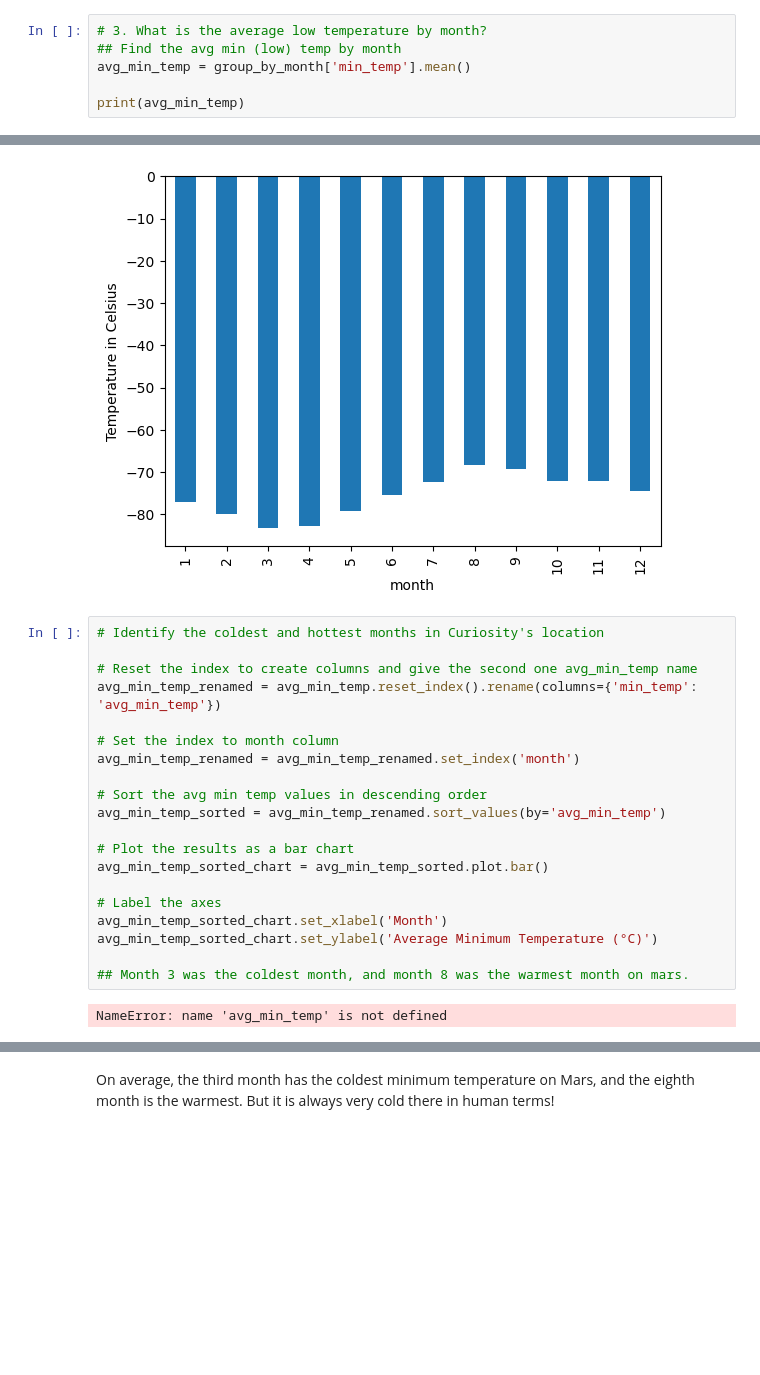
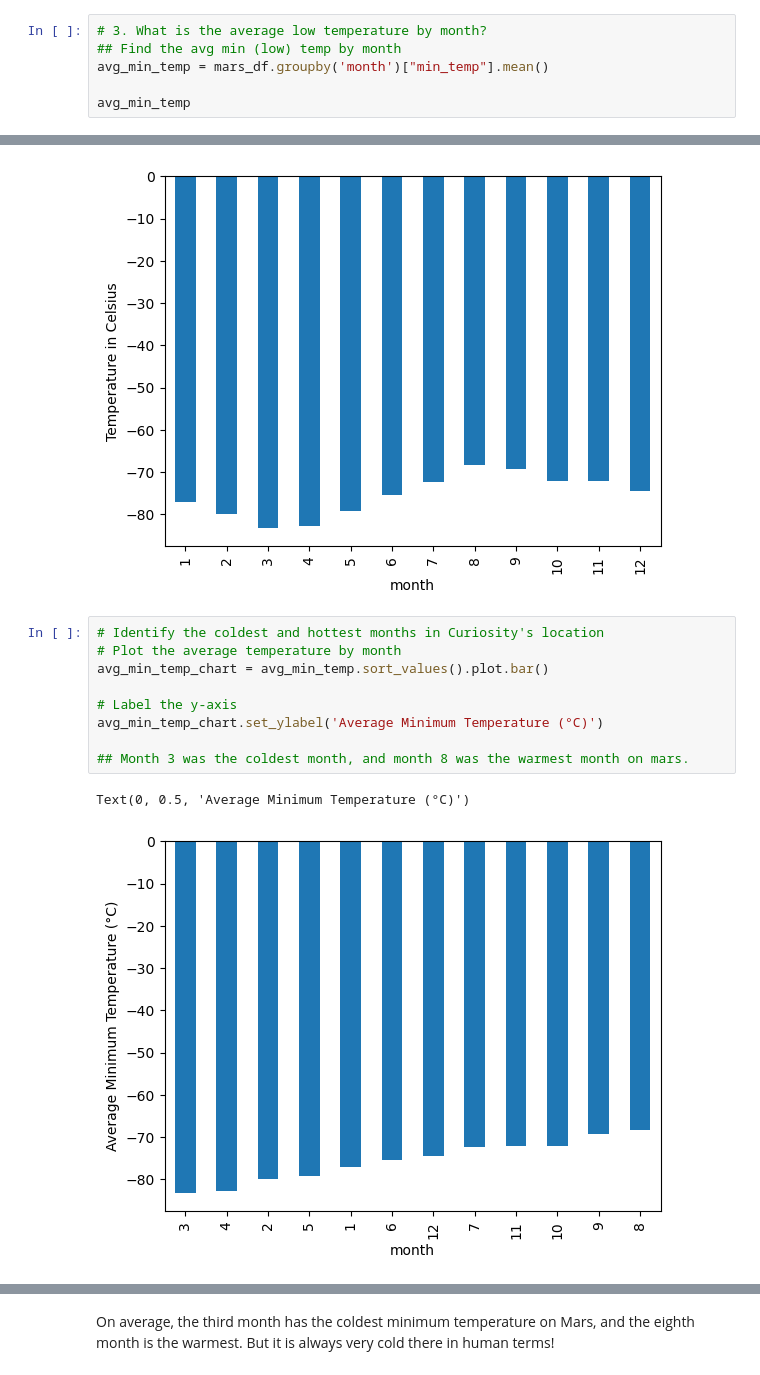
Before and after one commit to chalisal/Mission_to_Mars, a Jupyter notebook: part_2_mars_weather.ipynb, the cells around one changed output, grey strips where cells are left out. Drawn from its saved outputs; the diff is of its cells as text; blank space fills up the shorter version.

```diff
--- a/part_2_mars_weather.ipynb
+++ b/part_2_mars_weather.ipynb
@@ -193,9 +195,9 @@ group_by_date['terrestrial_date'].count()
 # %%
 # 3. What is the average low temperature by month?
 ## Find the avg min (low) temp by month
-avg_min_temp = group_by_month['min_temp'].mean()
+avg_min_temp = mars_df.groupby('month')["min_temp"].mean()
 
-print(avg_min_temp)
+avg_min_temp
 # %% [output]
 month
 1    -77.160920
@@ -221,25 +223,15 @@ avg_min_temp_chart.set_ylabel('Average Minimum Temperature (°C)')
 [figure]
 # %%
 # Identify the coldest and hottest months in Curiosity's location
+# Plot the average temperature by month
+avg_min_temp_chart = avg_min_temp.sort_values().plot.bar()
 
-# Reset the index to create columns and give the second one avg_min_temp name
-avg_min_temp_renamed = avg_min_temp.reset_index().rename(columns={'min_temp': 'avg_min_temp'})
-
-# Set the index to month column
-avg_min_temp_renamed = avg_min_temp_renamed.set_index('month')
-
-# Sort the avg min temp values in descending order
-avg_min_temp_sorted = avg_min_temp_renamed.sort_values(by='avg_min_temp')
-
-# Plot the results as a bar chart
-avg_min_temp_sorted_chart = avg_min_temp_sorted.plot.bar()
-
-# Label the axes
-avg_min_temp_sorted_chart.set_xlabel('Month')
-avg_min_temp_sorted_chart.set_ylabel('Average Minimum Temperature (°C)')
+# Label the y-axis
+avg_min_temp_chart.set_ylabel('Average Minimum Temperature (°C)')
 
 ## Month 3 was the coldest month, and month 8 was the warmest month on mars.
 # %% [output]
-NameError: name 'avg_min_temp' is not defined
+Text(0, 0.5, 'Average Minimum Temperature (°C)')
+[figure, added]
 # %%
 # 4. Average pressure by Martian month
```
Also changed, not shown: parts of 14 cells of this notebook, 2 other files.
